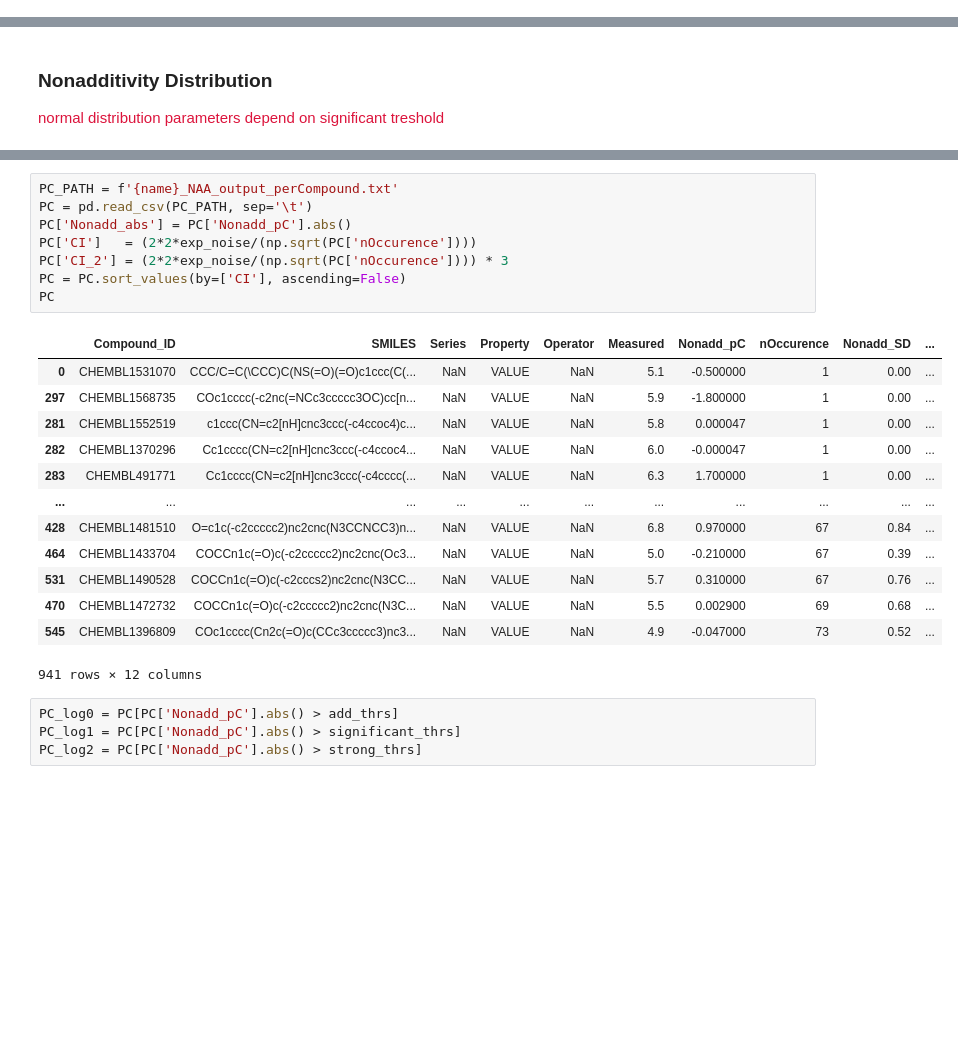
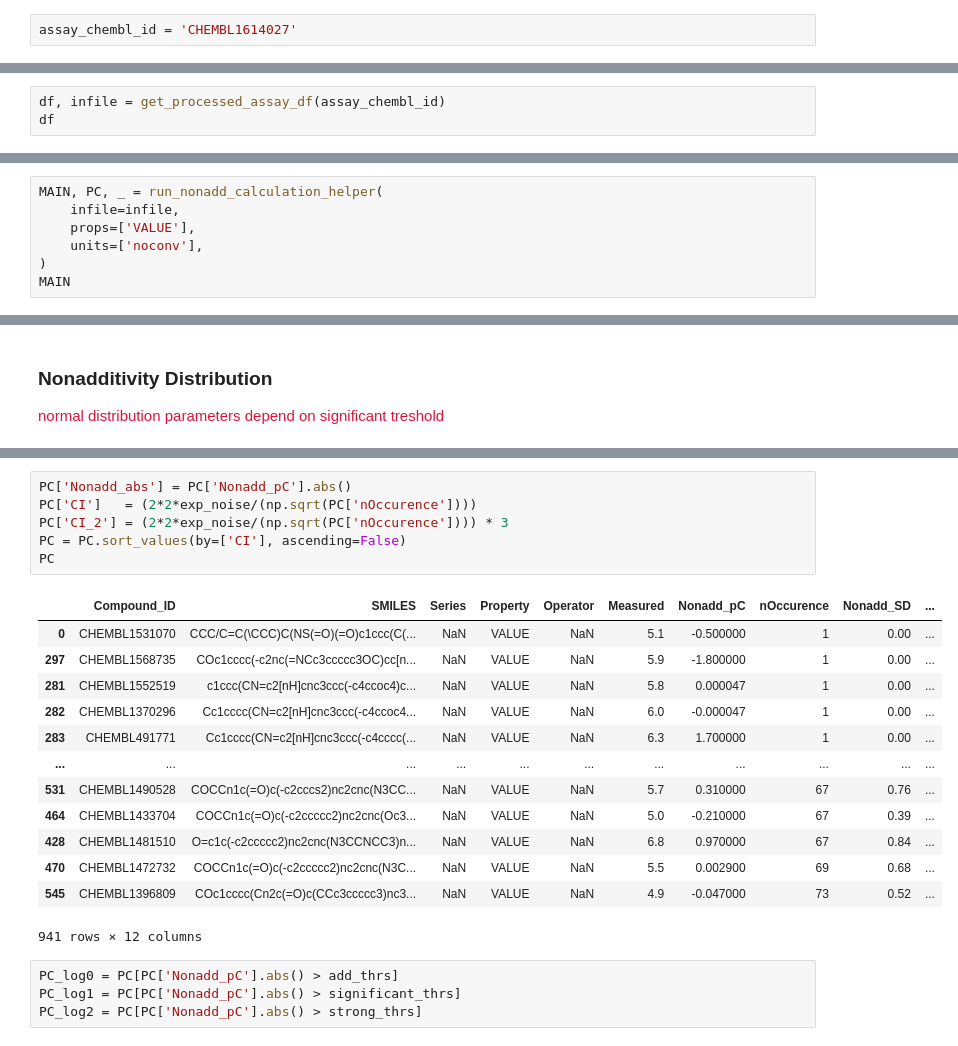
Before and after one commit to MolecularAI/NonadditivityAnalysis, a Jupyter notebook: NAA_Workflow_ChEMBL.ipynb, the cells around one changed output, grey strips where cells are left out. Saved outputs shown, nothing was run; the diff lists cells and outputs as text; blank space fills up the shorter version.

```diff
--- a/NAA_Workflow_ChEMBL.ipynb
+++ b/NAA_Workflow_ChEMBL.ipynb
@@ -54,3 +54,5 @@ name = 'ChEMBL_1614027'
+# %%
+assay_chembl_id = 'CHEMBL1614027'
 # %% [markdown]
 # <font color='crimson'>STEP I</font>
 # %% [markdown]
@@ -84,0 +60,3 @@ df
+# %%
+df, infile = get_processed_assay_df(assay_chembl_id)
+df
@@ -126,0 +86,7 @@ not rerunning, ChEMBL_1614027_NAA_output.csv already exists
+# %%
+MAIN, PC, _ = run_nonadd_calculation_helper(
+    infile=infile,
+    props=['VALUE'],
+    units=['noconv'],
+)
+MAIN
@@ -160,24 +155,22 @@ plt.show()
 # %% [output]
 [drawing not drawn]
 # %%
-PC_PATH = f'{name}_NAA_output_perCompound.txt'
-PC = pd.read_csv(PC_PATH, sep='\t')
 PC['Nonadd_abs'] = PC['Nonadd_pC'].abs()
 PC['CI']   = (2*2*exp_noise/(np.sqrt(PC['nOccurence'])))
 PC['CI_2'] = (2*2*exp_noise/(np.sqrt(PC['nOccurence']))) * 3
 PC = PC.sort_values(by=['CI'], ascending=False)
 PC
 # %% [output]
 |  | Compound_ID | SMILES | Series | Property | Operator | Measured | Nonadd_pC | nOccurence | Nonadd_SD | ... |
 | 0 | CHEMBL1531070 | CCC/C=C(\CCC)C(NS(=O)(=O)c1ccc(C(... | NaN | VALUE | NaN | 5.1 | -0.500000 | 1 | 0.00 | ... |
 | 297 | CHEMBL1568735 | COc1cccc(-c2nc(=NCc3ccccc3OC)cc[n... | NaN | VALUE | NaN | 5.9 | -1.800000 | 1 | 0.00 | ... |
 | 281 | CHEMBL1552519 | c1ccc(CN=c2[nH]cnc3ccc(-c4ccoc4)c... | NaN | VALUE | NaN | 5.8 | 0.000047 | 1 | 0.00 | ... |
 | 282 | CHEMBL1370296 | Cc1cccc(CN=c2[nH]cnc3ccc(-c4ccoc4... | NaN | VALUE | NaN | 6.0 | -0.000047 | 1 | 0.00 | ... |
 | 283 | CHEMBL491771 | Cc1cccc(CN=c2[nH]cnc3ccc(-c4cccc(... | NaN | VALUE | NaN | 6.3 | 1.700000 | 1 | 0.00 | ... |
 | ... | ... | ... | ... | ... | ... | ... | ... | ... | ... | ... |
+| 531 | CHEMBL1490528 | COCCn1c(=O)c(-c2cccs2)nc2cnc(N3CC... | NaN | VALUE | NaN | 5.7 | 0.310000 | 67 | 0.76 | ... |
+| 464 | CHEMBL1433704 | COCCn1c(=O)c(-c2ccccc2)nc2cnc(Oc3... | NaN | VALUE | NaN | 5.0 | -0.210000 | 67 | 0.39 | ... |
 | 428 | CHEMBL1481510 | O=c1c(-c2ccccc2)nc2cnc(N3CCNCC3)n... | NaN | VALUE | NaN | 6.8 | 0.970000 | 67 | 0.84 | ... |
-| 464 | CHEMBL1433704 | COCCn1c(=O)c(-c2ccccc2)nc2cnc(Oc3... | NaN | VALUE | NaN | 5.0 | -0.210000 | 67 | 0.39 | ... |
-| 531 | CHEMBL1490528 | COCCn1c(=O)c(-c2cccs2)nc2cnc(N3CC... | NaN | VALUE | NaN | 5.7 | 0.310000 | 67 | 0.76 | ... |
 | 470 | CHEMBL1472732 | COCCn1c(=O)c(-c2ccccc2)nc2cnc(N3C... | NaN | VALUE | NaN | 5.5 | 0.002900 | 69 | 0.68 | ... |
 | 545 | CHEMBL1396809 | COc1cccc(Cn2c(=O)c(CCc3ccccc3)nc3... | NaN | VALUE | NaN | 4.9 | -0.047000 | 73 | 0.52 | ... |
 941 rows × 12 columns
```
Also changed, not shown: parts of 22 cells of this notebook, 4 other files.
